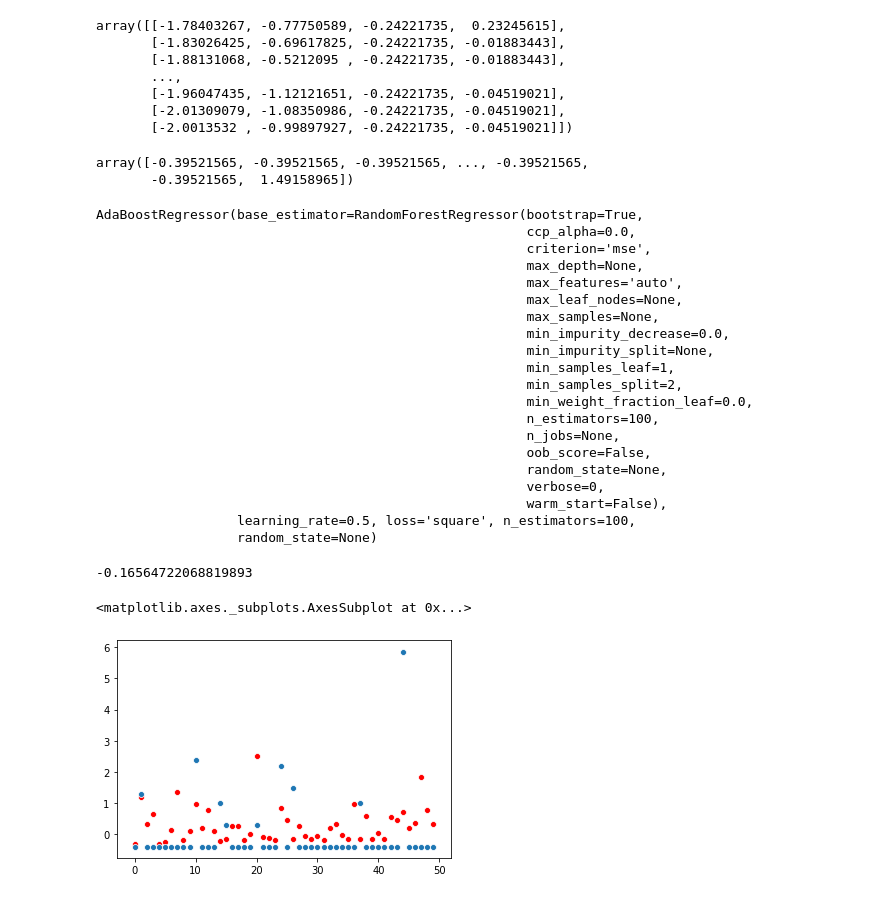
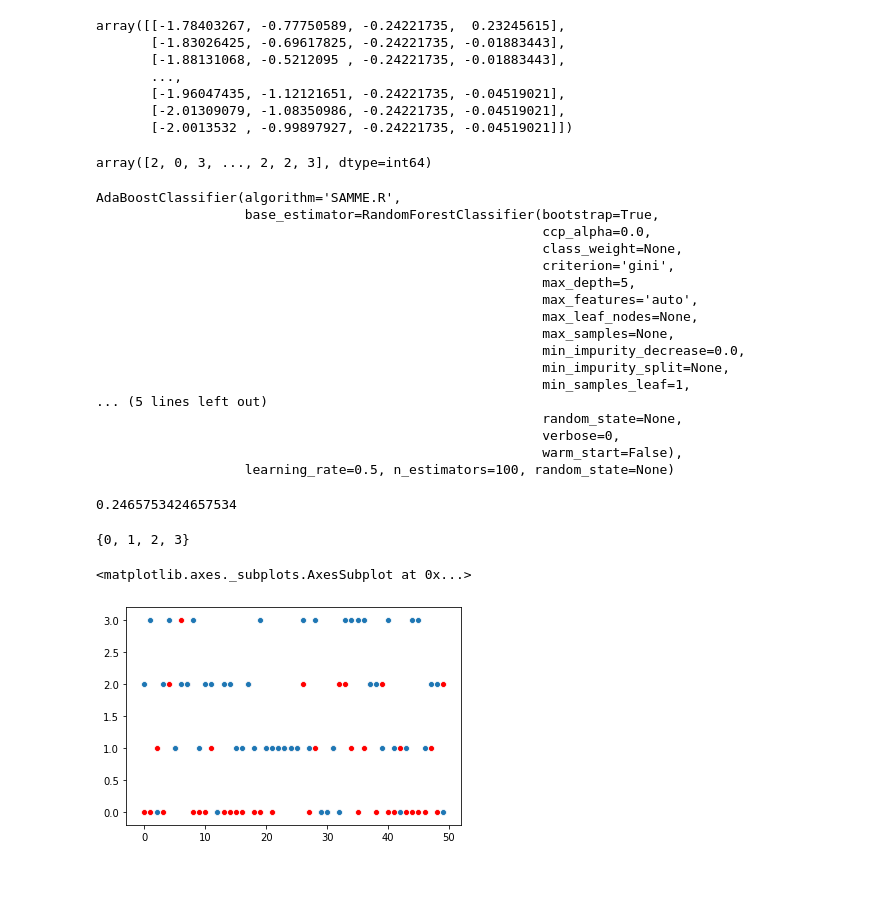
Before and after one commit to devsosin/big_contest, a Jupyter notebook: test.ipynb, the cells around one changed output. Saved outputs shown, nothing was run; the diff lists cells and outputs as text; code cells hidden in the pictures.

```diff
--- a/test.ipynb
+++ b/test.ipynb
@@ -279,0 +365,11 @@ watch_df.T
+# %%
+# Watch Group
+# 0 : 0 ~ 0.03
+# 1 : 0.03 ~ 0.112
+# 2 : 0.112 ~ 0.31
+# 3 : 0.31 ~ 5.29
+
+
+temp = pd.read_json('final_watch.json').set_index('index')
+for i in temp.columns:
+    temp[i] = temp[i].apply(lambda x : 0 if x < 0.03 else 1 if x < 0.112 else 2 if x < 0.31 else 3 if x < 5.29 else 4)
@@ -287,5 +492,5 @@ KeyError: '2019-01-01'
 # %%
-weather_df['watch'] = list(map(lambda i : watch_df[i['hour']][i['day']].sum(), weather_df.iloc))
+weather_df['watch'] = list(map(lambda i : temp[i['day']][i['hour']], weather_df.iloc))
 # %%
 norm_df = weather_df.describe()
 # %%
@@ -366,51 +561,51 @@ array([[-1.78403267, -0.77750589, -0.24221735,  0.23245615],
 # %%
 y
 # %% [output]
-array([-0.39521565, -0.39521565, -0.39521565, ..., -0.39521565,
-       -0.39521565,  1.49158965])
+array([2, 0, 3, ..., 2, 2, 3], dtype=int64)
 # %%
-from sklearn.ensemble import AdaBoostRegressor
-from sklearn.ensemble import RandomForestRegressor
-rf = RandomForestRegressor()
-ada = AdaBoostRegressor(base_estimator=rf,learning_rate = 0.5, loss='square', n_estimators=100)
+from sklearn.ensemble import AdaBoostClassifier
+from sklearn.ensemble import RandomForestClassifier
+rf = RandomForestClassifier(max_depth = 5)
+ada = AdaBoostClassifier(base_estimator=rf,learning_rate = 0.5, n_estimators=100)
 # %%
 from sklearn.model_selection import train_test_split
-X_train, X_test, y_train, y_text = train_test_split(X, y, shuffle=True, test_size=0.2)
+X_train, X_test, y_train, y_test = train_test_split(X, y, shuffle=True, test_size=0.2)
 # %%
 ada.fit(X_train, y_train)
 # %% [output]
-AdaBoostRegressor(base_estimator=RandomForestRegressor(bootstrap=True,
-                                                       ccp_alpha=0.0,
-                                                       criterion='mse',
-                                                       max_depth=None,
-                                                       max_features='auto',
-                                                       max_leaf_nodes=None,
-                                                       max_samples=None,
-                                                       min_impurity_decrease=0.0,
-                                                       min_impurity_split=None,
-                                                       min_samples_leaf=1,
-                                                       min_samples_split=2,
-                                                       min_weight_fraction_leaf=0.0,
-                                                       n_estimators=100,
-                                                       n_jobs=None,
-                                                       oob_score=False,
-                                                       random_state=None,
-                                                       verbose=0,
-                                                       warm_start=False),
-                  learning_rate=0.5, loss='square', n_estimators=100,
-                  random_state=None)
+AdaBoostClassifier(algorithm='SAMME.R',
+                   base_estimator=RandomForestClassifier(bootstrap=True,
+                                                         ccp_alpha=0.0,
+                                                         class_weight=None,
+                                                         criterion='gini',
+                                                         max_depth=5,
+                                                         max_features='auto',
+                                                         max_leaf_nodes=None,
+                                                         max_samples=None,
+                                                         min_impurity_decrease=0.0,
+                                                         min_impurity_split=None,
+                                                         min_samples_leaf=1,
+... (5 lines left out)
+                                                         random_state=None,
+                                                         verbose=0,
+                                                         warm_start=False),
+                   learning_rate=0.5, n_estimators=100, random_state=None)
 # %%
 y_pred = ada.predict(X_test)
 # %%
-ada.score(X_test, y_text)
+ada.score(X_test, y_test)
 # %% [output]
--0.16564722068819893
+0.2465753424657534
+# %%
+set(y_pred)
+# %% [output]
+{0, 1, 2, 3}
 # %%
 import seaborn as sns
 x_temp = [i for i in range(len(y_pred))]
 sns.scatterplot(x_temp[:50], y_pred[:50], color='r')
-sns.scatterplot(x_temp[:50], y_text[:50])
+sns.scatterplot(x_temp[:50], y_test[:50])
 # %% [output]
 <matplotlib.axes._subplots.AxesSubplot at 0x...>
-[figure, old version]
+[figure, new version]
 # %%
```
Also changed, not shown: parts of 59 cells of this notebook, 9 other files.
